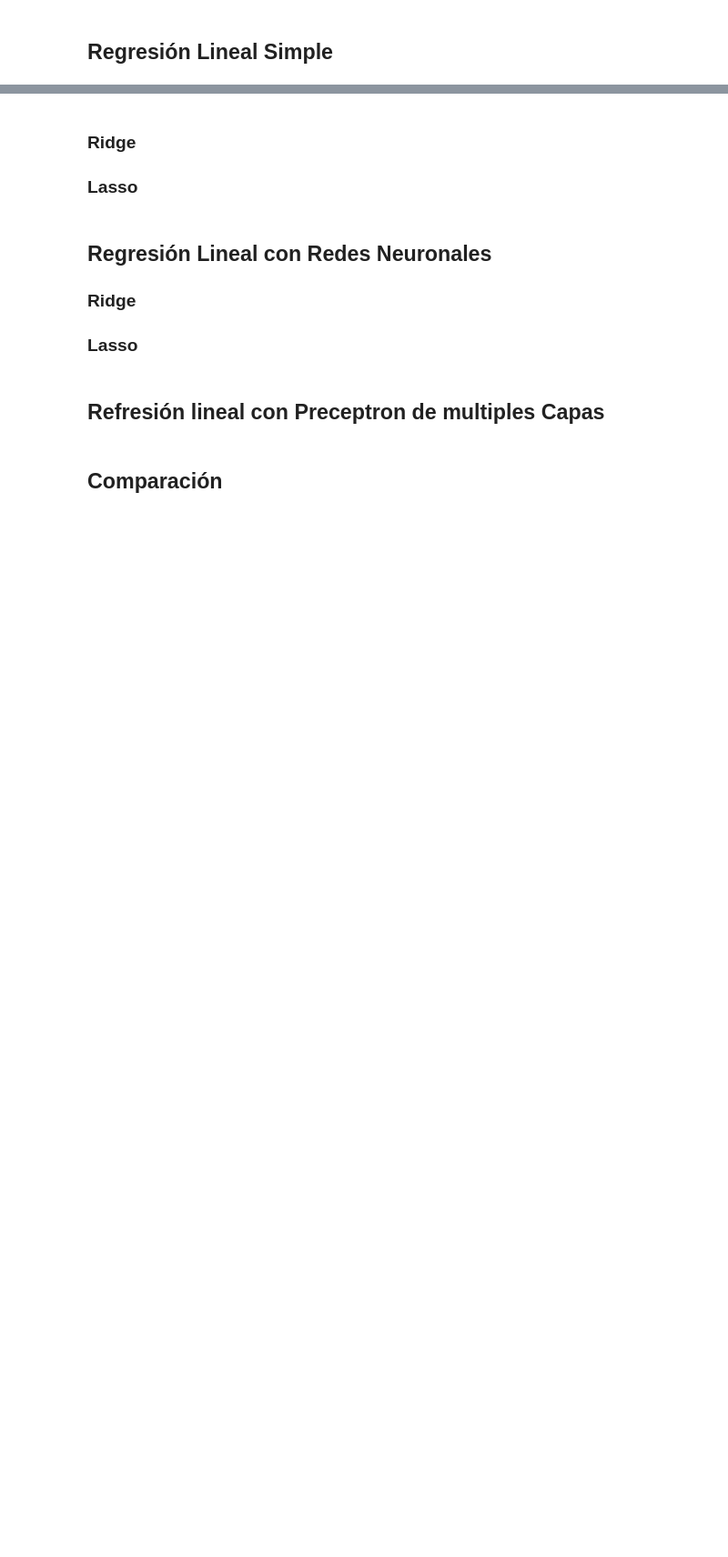
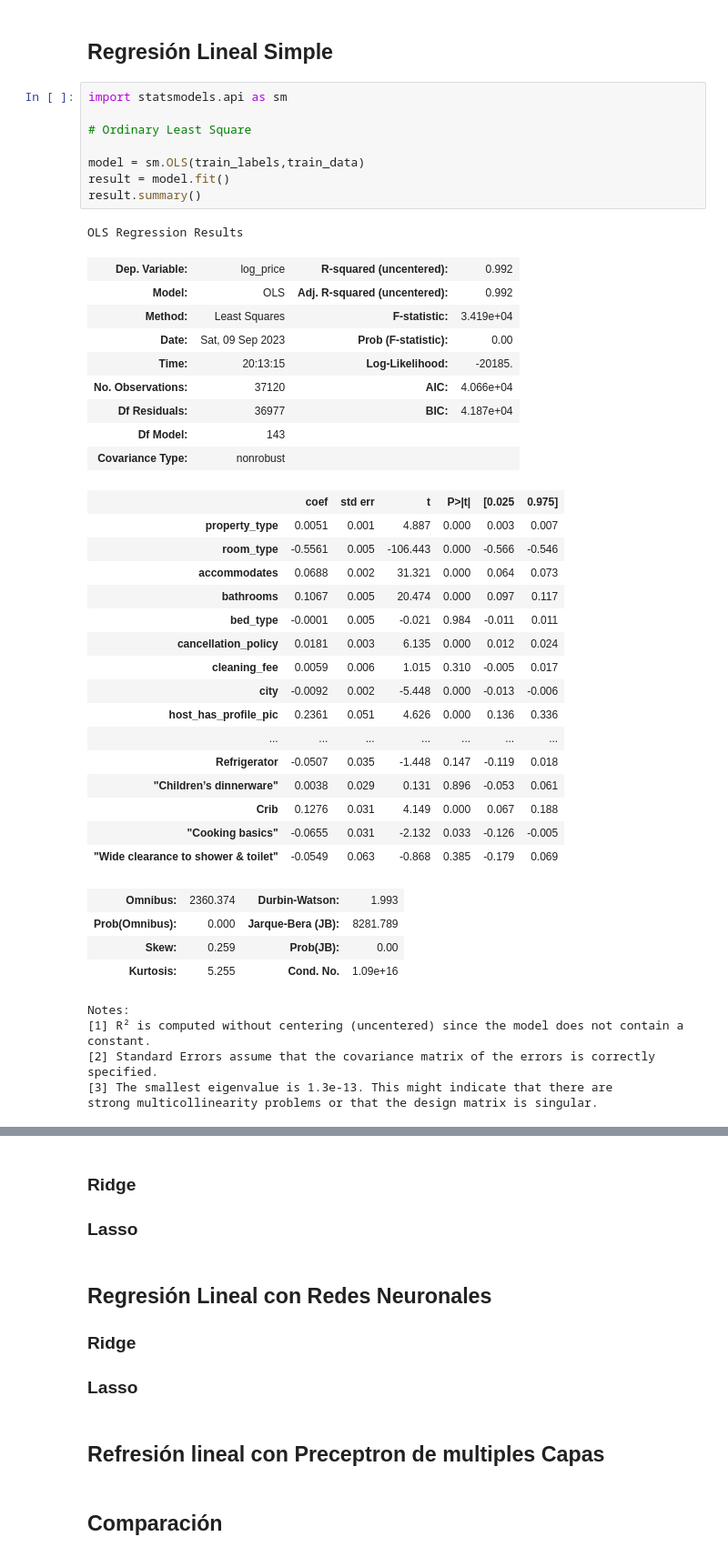
Before and after one commit to MrtC101/ia2, a Jupyter notebook: 9-NeuronalNetworkRegression.ipynb, the cells around one changed output, grey strips where cells are left out. Shown at 91% size. Saved outputs shown, nothing was run; the diff lists cells and outputs as text; blank space fills up the shorter version.

```diff
--- a/9-NeuronalNetworkRegression.ipynb
+++ b/9-NeuronalNetworkRegression.ipynb
@@ -287,2 +321,46 @@ one_hot_encoded = pd.get_dummies(df["amenities"].apply(toList).apply(pd.Series))
 # %% [markdown]
 ## Regresión Lineal Simple
+# %%
+import statsmodels.api as sm
+
+# Ordinary Least Square
+
+model = sm.OLS(train_labels,train_data)
+result = model.fit()
+result.summary()
+# %% [output]
+OLS Regression Results
+| Dep. Variable: | log_price | R-squared (uncentered): | 0.992 |
+| Model: | OLS | Adj. R-squared (uncentered): | 0.992 |
+| Method: | Least Squares | F-statistic: | 3.419e+04 |
+| Date: | Sat, 09 Sep 2023 | Prob (F-statistic): | 0.00 |
+| Time: | 20:13:15 | Log-Likelihood: | -20185. |
+| No. Observations: | 37120 | AIC: | 4.066e+04 |
+| Df Residuals: | 36977 | BIC: | 4.187e+04 |
+| Df Model: | 143 |  |  |
+| Covariance Type: | nonrobust |  |  |
+|  | coef | std err | t | P>|t| | [0.025 | 0.975] |
+| property_type | 0.0051 | 0.001 | 4.887 | 0.000 | 0.003 | 0.007 |
+| room_type | -0.5561 | 0.005 | -106.443 | 0.000 | -0.566 | -0.546 |
+| accommodates | 0.0688 | 0.002 | 31.321 | 0.000 | 0.064 | 0.073 |
+| bathrooms | 0.1067 | 0.005 | 20.474 | 0.000 | 0.097 | 0.117 |
+| bed_type | -0.0001 | 0.005 | -0.021 | 0.984 | -0.011 | 0.011 |
+| cancellation_policy | 0.0181 | 0.003 | 6.135 | 0.000 | 0.012 | 0.024 |
+| cleaning_fee | 0.0059 | 0.006 | 1.015 | 0.310 | -0.005 | 0.017 |
+| city | -0.0092 | 0.002 | -5.448 | 0.000 | -0.013 | -0.006 |
+| host_has_profile_pic | 0.2361 | 0.051 | 4.626 | 0.000 | 0.136 | 0.336 |
+| ... | ... | ... | ... | ... | ... | ... |
+| Refrigerator | -0.0507 | 0.035 | -1.448 | 0.147 | -0.119 | 0.018 |
+| "Children’s dinnerware" | 0.0038 | 0.029 | 0.131 | 0.896 | -0.053 | 0.061 |
+| Crib | 0.1276 | 0.031 | 4.149 | 0.000 | 0.067 | 0.188 |
+| "Cooking basics" | -0.0655 | 0.031 | -2.132 | 0.033 | -0.126 | -0.005 |
+| "Wide clearance to shower & toilet" | -0.0549 | 0.063 | -0.868 | 0.385 | -0.179 | 0.069 |
+| Omnibus: | 2360.374 | Durbin-Watson: | 1.993 |
+| Prob(Omnibus): | 0.000 | Jarque-Bera (JB): | 8281.789 |
+| Skew: | 0.259 | Prob(JB): | 0.00 |
+| Kurtosis: | 5.255 | Cond. No. | 1.09e+16 |
+Notes:
+[1] R² is computed without centering (uncentered) since the model does not contain a constant.
+[2] Standard Errors assume that the covariance matrix of the errors is correctly specified.
+[3] The smallest eigenvalue is 1.3e-13. This might indicate that there are
+strong multicollinearity problems or that the design matrix is singular.
```
Also changed, not shown: parts of 26 cells of this notebook.
